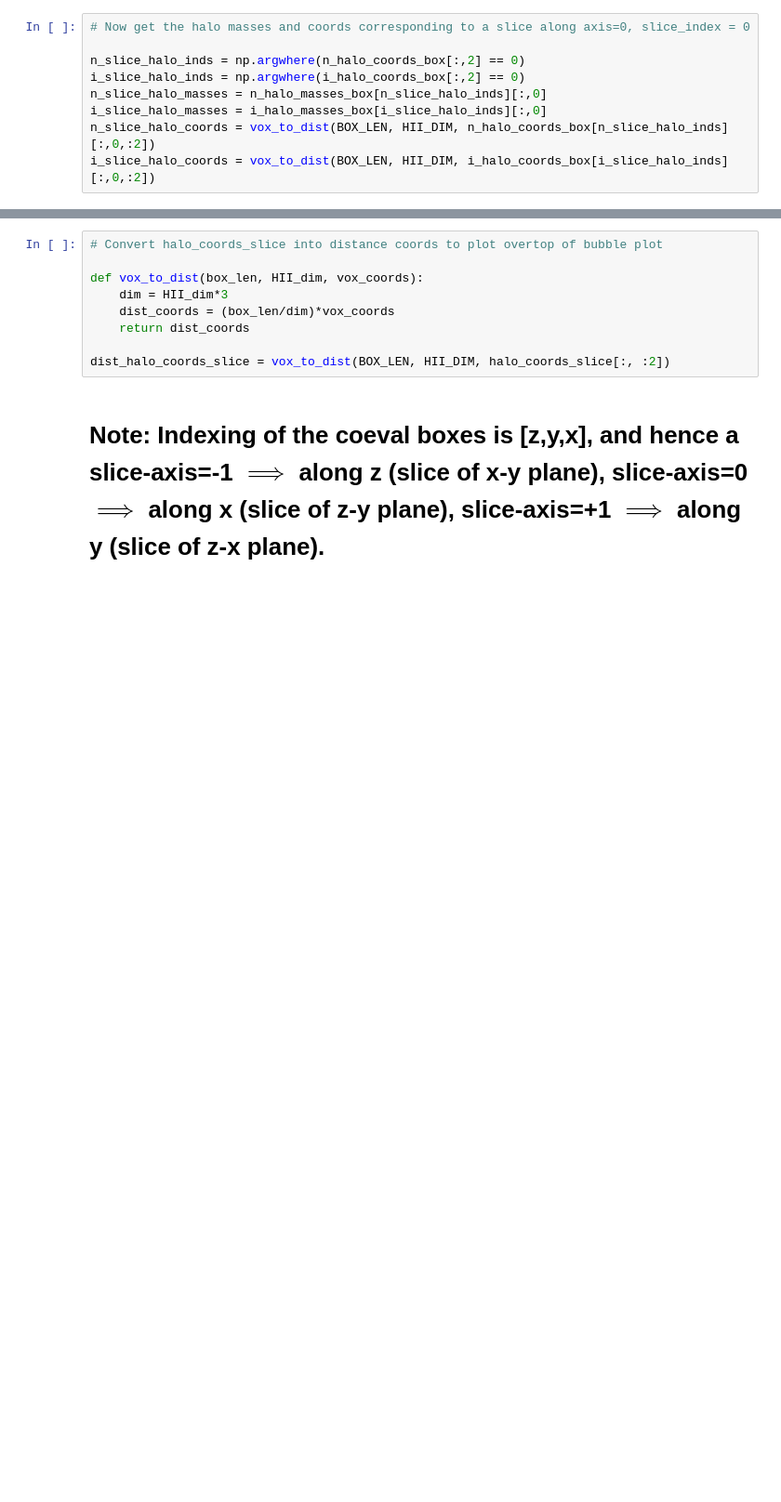
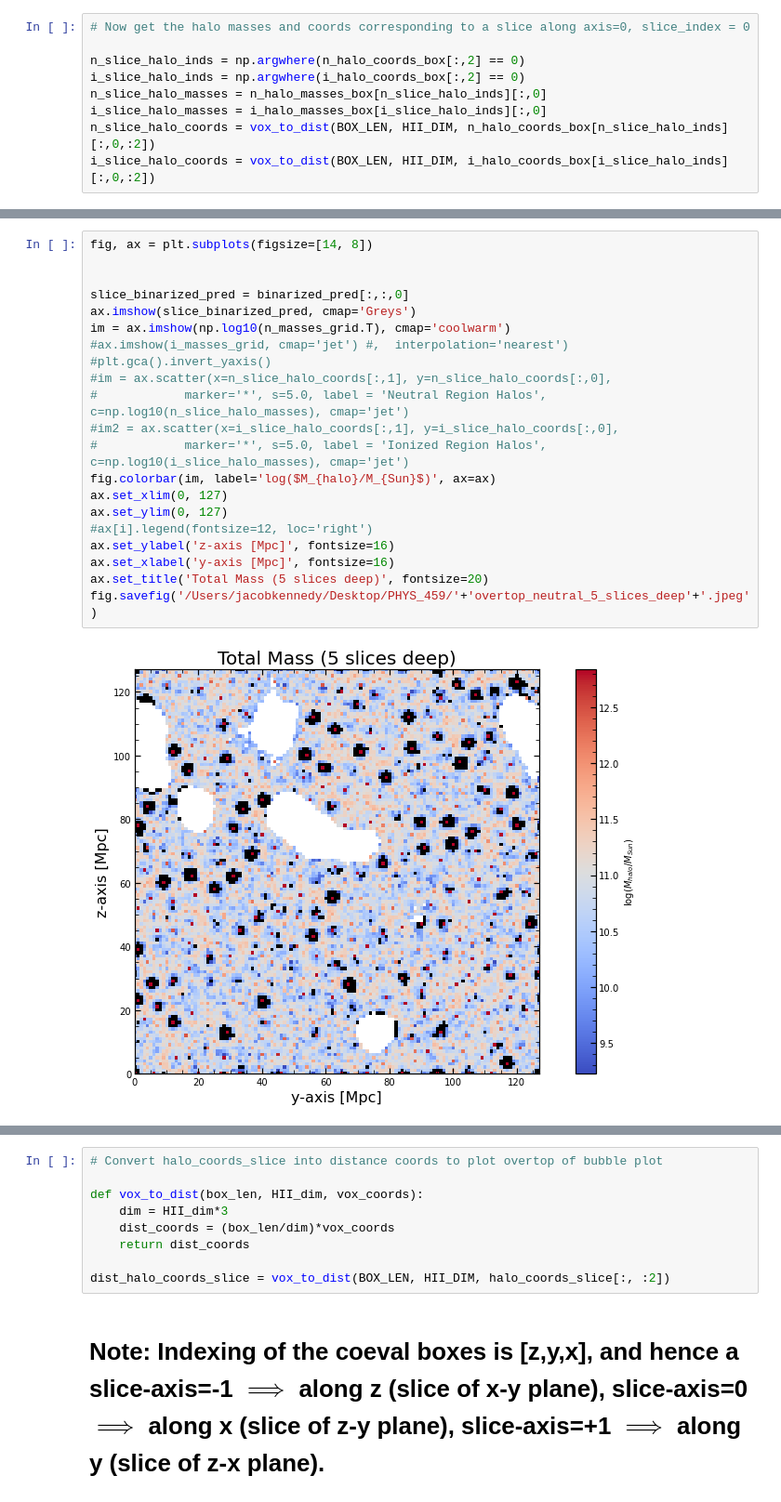
Before and after one commit to kenj19/PHYS459, a Jupyter notebook: read_coeval_boxes.ipynb, the cells around one changed output, grey strips where cells are left out. Shown at 93% size. Cells and saved outputs as stored; diff of their text form; blank space fills up the shorter version.

```diff
--- a/read_coeval_boxes.ipynb
+++ b/read_coeval_boxes.ipynb
@@ -247 +281,24 @@ print(np.unique(n_halo_coords_box[n_slice_halo_inds][:,0][:,2]))
+# %%
+fig, ax = plt.subplots(figsize=[14, 8])
+
+
+slice_binarized_pred = binarized_pred[:,:,0]
+ax.imshow(slice_binarized_pred, cmap='Greys')
+im = ax.imshow(np.log10(n_masses_grid.T), cmap='coolwarm')
+#ax.imshow(i_masses_grid, cmap='jet') #,  interpolation='nearest')
+#plt.gca().invert_yaxis()
+#im = ax.scatter(x=n_slice_halo_coords[:,1], y=n_slice_halo_coords[:,0],
+#            marker='*', s=5.0, label = 'Neutral Region Halos', c=np.log10(n_slice_halo_masses), cmap='jet')
+#im2 = ax.scatter(x=i_slice_halo_coords[:,1], y=i_slice_halo_coords[:,0],
+#            marker='*', s=5.0, label = 'Ionized Region Halos', c=np.log10(i_slice_halo_masses), cmap='jet')
+fig.colorbar(im, label='log($M_{halo}/M_{Sun}$)', ax=ax)
+ax.set_xlim(0, 127)
+ax.set_ylim(0, 127)
+#ax[i].legend(fontsize=12, loc='right')
+ax.set_ylabel('z-axis [Mpc]', fontsize=16)
+ax.set_xlabel('y-axis [Mpc]', fontsize=16)
+ax.set_title('Total Mass (5 slices deep)', fontsize=20)
+fig.savefig('/Users/jacobkennedy/Desktop/PHYS_459/'+'overtop_neutral_5_slices_deep'+'.jpeg')
+# %% [output]
+[figure, added]
 # %%
```
Also changed, not shown: parts of 10 cells of this notebook.
